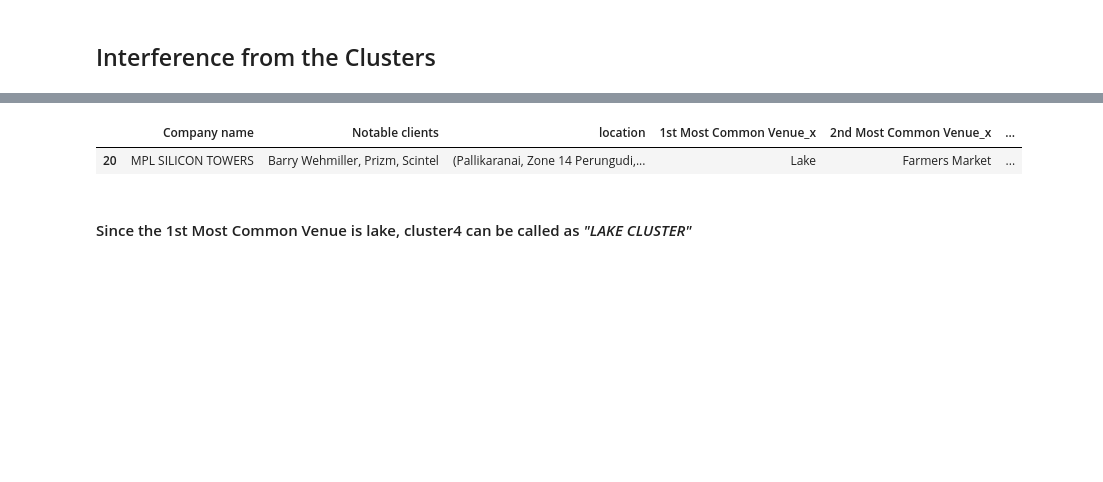
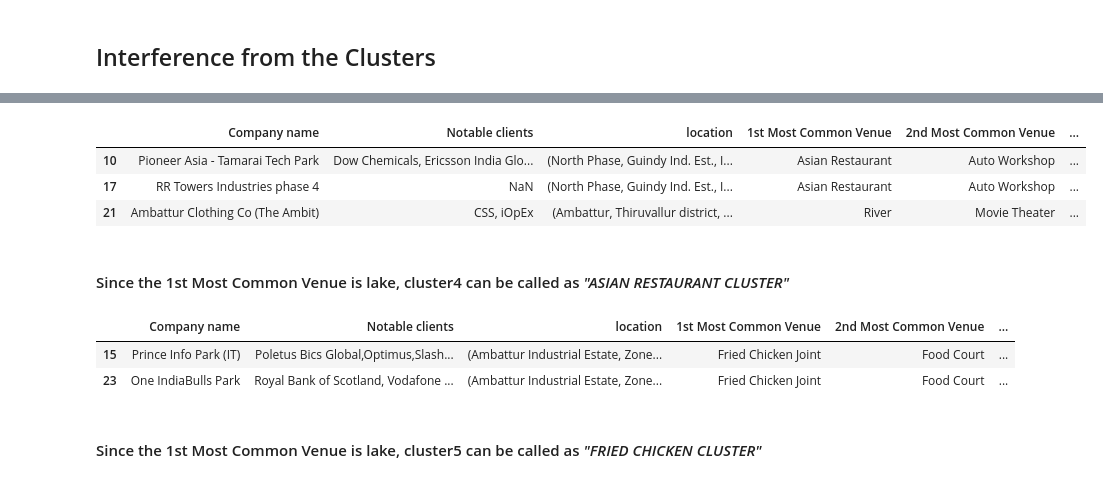
Before and after one commit to Ramsrinivas-90/-Coursera_Capstone, a Jupyter notebook: Capstone_Project_Notebook.ipynb, the cells around one changed output, grey strips where cells are left out. Cells and saved outputs as stored; diff of their text form; code cells hidden in the pictures; blank space fills up the shorter version.

```diff
--- a/Capstone_Project_Notebook.ipynb
+++ b/Capstone_Project_Notebook.ipynb
@@ -728,6 +726,6 @@ Seeing the Above Elbow Diagram we chose optimal value K as 4
 # %%
 # set number of clusters
-kclusters = 4
+kclusters = 5
 
 # run k-means clustering
 kmeans = KMeans(n_clusters=kclusters, random_state=0).fit(chennai_grouped_clustering)
@@ -787,6 +785,7 @@ neighborhoods_venues_sorted.head()
 | 4 | Ascendas stage II | Cafeteria | Whisky Bar | Coffee Shop | Hotel | ... |
 # %%
 #Merging both the dataframe
-chennai_merged=pd.merge(chennai_merged, neighborhoods_venues_sorted.set_index('Neighborhood'), left_on='Company name',right_on='Neighborhood')
+chennai_merged=pd.merge(chennai_merged, neighborhoods_venues_sorted.set_index('Neighborhood'),
+                        left_on='Company name',right_on='Neighborhood')
 chennai_merged.head() ##see the last columns for cluster labels
 # %% [output]
@@ -862,7 +858,8 @@ clusterdf3=cluster3_df[cluster3_df.columns.drop(list(cluster3_df.filter(regex='_
 # %% [markdown]
 #### Cluster 4
 # %%
-cluster4_df=chennai_merged.loc[chennai_merged['cluster_labels'] == 3, chennai_merged.columns[[1] + list(range(5, chennai_merged.shape[1]))]]
+cluster4_df=chennai_merged.loc[chennai_merged['cluster_labels'] == 3,
+                               chennai_merged.columns[[1] + list(range(5, chennai_merged.shape[1]))]]
 # %%
 ##Removing the unnecessary columns for viewing purposes
 cluster4_df.drop(['Full Address','latitude','longitude'],axis=1,inplace=True)
@@ -906,7 +905,17 @@ clusterdf3.head()
 # %%
-clusterdf4.head()
+cluster4_df.head()
 # %% [output]
-|  | Company name | Notable clients | location | 1st Most Common Venue_x | 2nd Most Common Venue_x | ... |
-| 20 | MPL SILICON TOWERS | Barry Wehmiller, Prizm, Scintel | (Pallikaranai, Zone 14 Perungudi,... | Lake | Farmers Market | ... |
+|  | Company name | Notable clients | location | 1st Most Common Venue | 2nd Most Common Venue | ... |
+| 10 | Pioneer Asia - Tamarai Tech Park | Dow Chemicals, Ericsson India Glo... | (North Phase, Guindy Ind. Est., I... | Asian Restaurant | Auto Workshop | ... |
+| 17 | RR Towers Industries phase 4 | NaN | (North Phase, Guindy Ind. Est., I... | Asian Restaurant | Auto Workshop | ... |
+| 21 | Ambattur Clothing Co (The Ambit) | CSS, iOpEx | (Ambattur, Thiruvallur district, ... | River | Movie Theater | ... |
 # %% [markdown]
-#### Since the 1st Most Common Venue is lake, cluster4 can be called as <i>"LAKE CLUSTER"</i>
+#### Since the 1st Most Common Venue is lake, cluster4 can be called as <i>"ASIAN RESTAURANT CLUSTER"</i>
+# %%
+cluster5_df.head()
+# %% [output]
+|  | Company name | Notable clients | location | 1st Most Common Venue | 2nd Most Common Venue | ... |
+| 15 | Prince Info Park (IT) | Poletus Bics Global,Optimus,Slash... | (Ambattur Industrial Estate, Zone... | Fried Chicken Joint | Food Court | ... |
+| 23 | One IndiaBulls Park | Royal Bank of Scotland, Vodafone ... | (Ambattur Industrial Estate, Zone... | Fried Chicken Joint | Food Court | ... |
+# %% [markdown]
+#### Since the 1st Most Common Venue is lake, cluster5 can be called as <i>"FRIED CHICKEN CLUSTER"</i>
```
Also changed, not shown: parts of 35 cells of this notebook.
